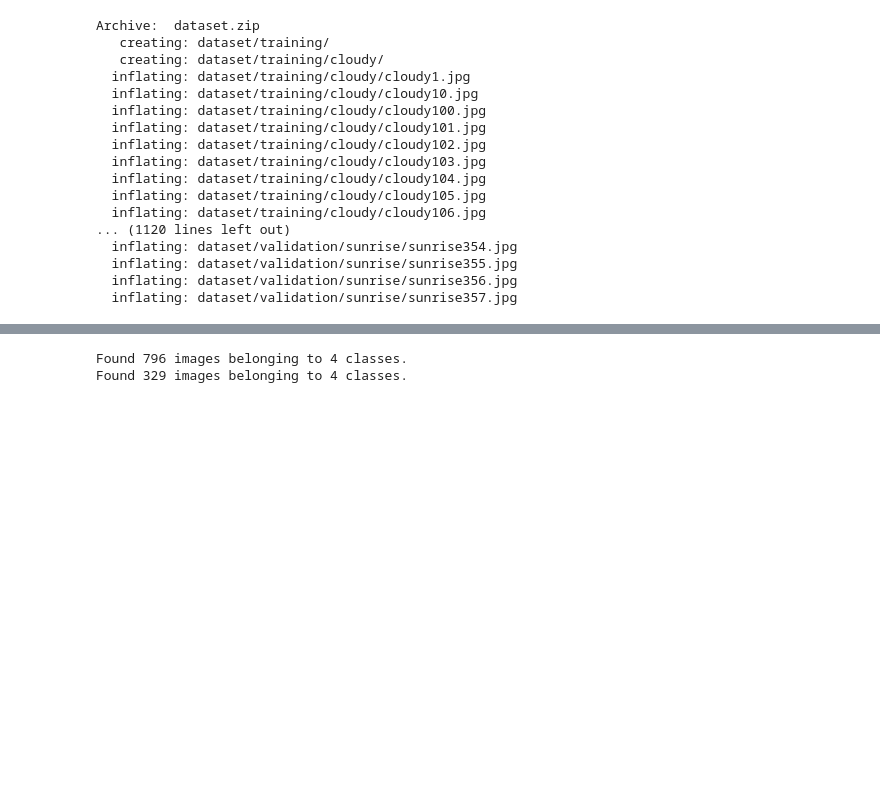
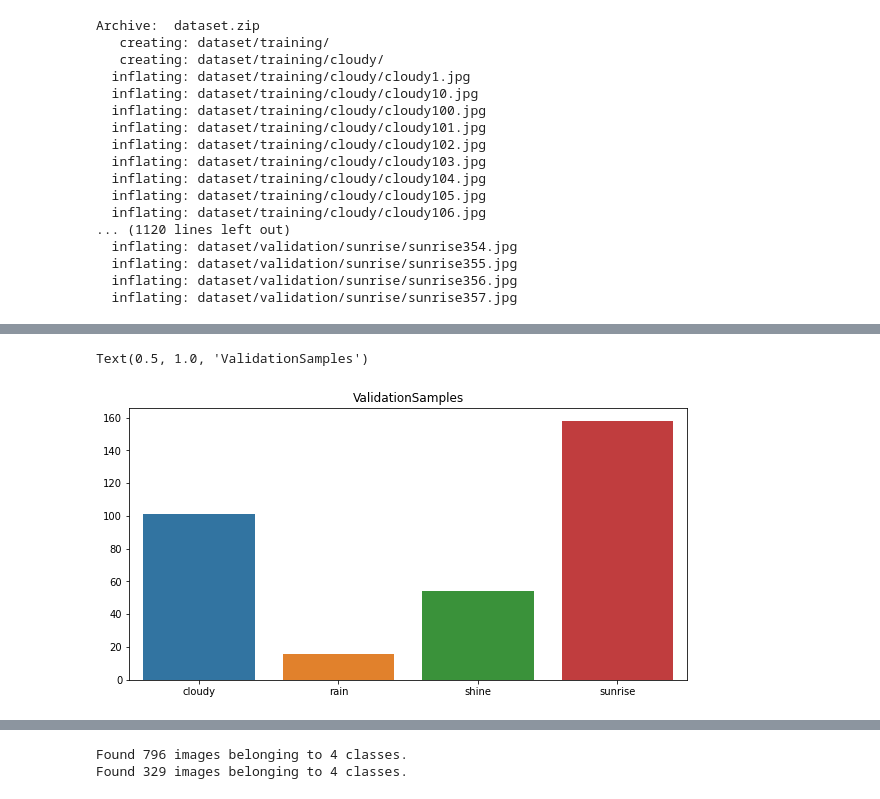
Before and after one commit to urvog/weatherclassification, a Jupyter notebook: WeatherClassification.ipynb, the cells around one changed output, grey strips where cells are left out. Drawn from its saved outputs; the diff is of its cells as text; code cells hidden in the pictures; blank space fills up the shorter version.

```diff
--- a/WeatherClassification.ipynb
+++ b/WeatherClassification.ipynb
@@ -70,0 +152,8 @@ device_lib.list_local_devices()
+# %%
+#Let's plot samples distribution for validation
+fig = plt.figure(figsize = (10,5))
+ax = sns.barplot(x = train_samples[:,0], y = validation_samples[:,1])
+ax.set_title("ValidationSamples")
+# %% [output]
+Text(0.5, 1.0, 'ValidationSamples')
+[figure, added]
```
Also changed, not shown: parts of 24 cells of this notebook.
